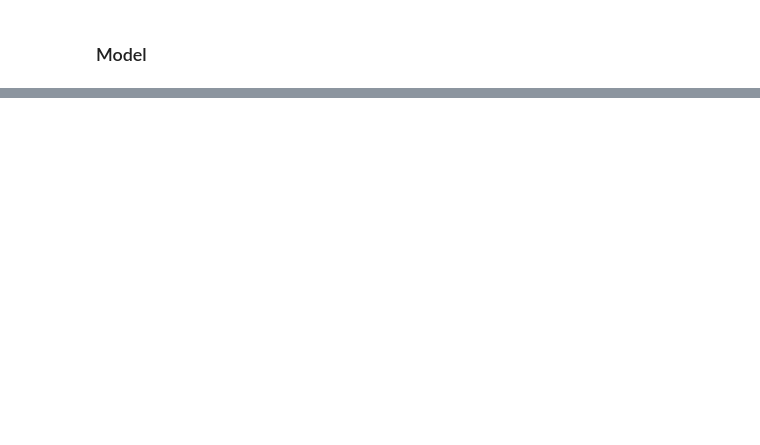
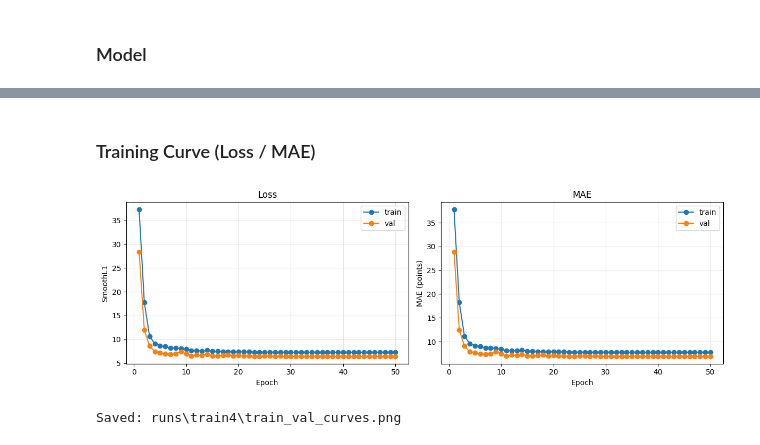
Before and after one commit to linklingj/Bascketball-Broadcast-Analysis, a Jupyter notebook: point_prediction.ipynb, the cells around one changed output, grey strips where cells are left out. Drawn from its saved outputs; the diff is of its cells as text; code cells hidden in the pictures; blank space fills up the shorter version.

```diff
--- a/point_prediction.ipynb
+++ b/point_prediction.ipynb
@@ -138,0 +699,40 @@ class ScorePrediction(nn.Module):
+# %% [markdown]
+### Training Curve (Loss / MAE)
+# %%
+import json
+
+import matplotlib.pyplot as plt
+import pandas as pd
+
+history_path = out_dir / "history.json"
+if history_path.exists():
+    history_df = pd.DataFrame(json.loads(history_path.read_text(encoding="utf-8")))
+else:
+    raise FileNotFoundError("training history not found. Run training cell first.")
+
+fig, axes = plt.subplots(1, 2, figsize=(12, 4))
+
+axes[0].plot(history_df["epoch"], history_df["train_loss"], marker="o", label="train")
+axes[0].plot(history_df["epoch"], history_df["val_loss"], marker="o", label="val")
+axes[0].set_title("Loss")
+axes[0].set_xlabel("Epoch")
+axes[0].set_ylabel("SmoothL1")
+axes[0].grid(alpha=0.3)
+axes[0].legend()
+
+axes[1].plot(history_df["epoch"], history_df["train_mae"], marker="o", label="train")
+axes[1].plot(history_df["epoch"], history_df["val_mae"], marker="o", label="val")
+axes[1].set_title("MAE")
+axes[1].set_xlabel("Epoch")
+axes[1].set_ylabel("MAE (points)")
+axes[1].grid(alpha=0.3)
+axes[1].legend()
+
+plt.tight_layout()
+curve_path = out_dir / "train_val_curves.png"
+plt.savefig(curve_path, dpi=150)
+plt.show()
+print(f"Saved: {curve_path}")
+# %% [output]
+[figure, added]
+Saved: runs\train4\train_val_curves.png
```
Also changed, not shown: parts of 38 cells of this notebook.
